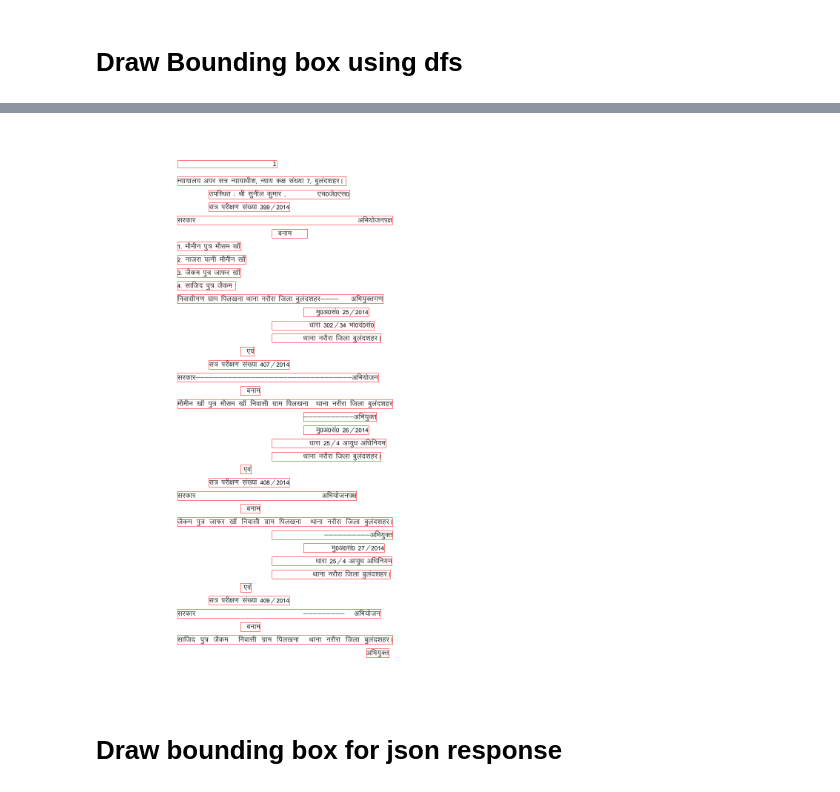
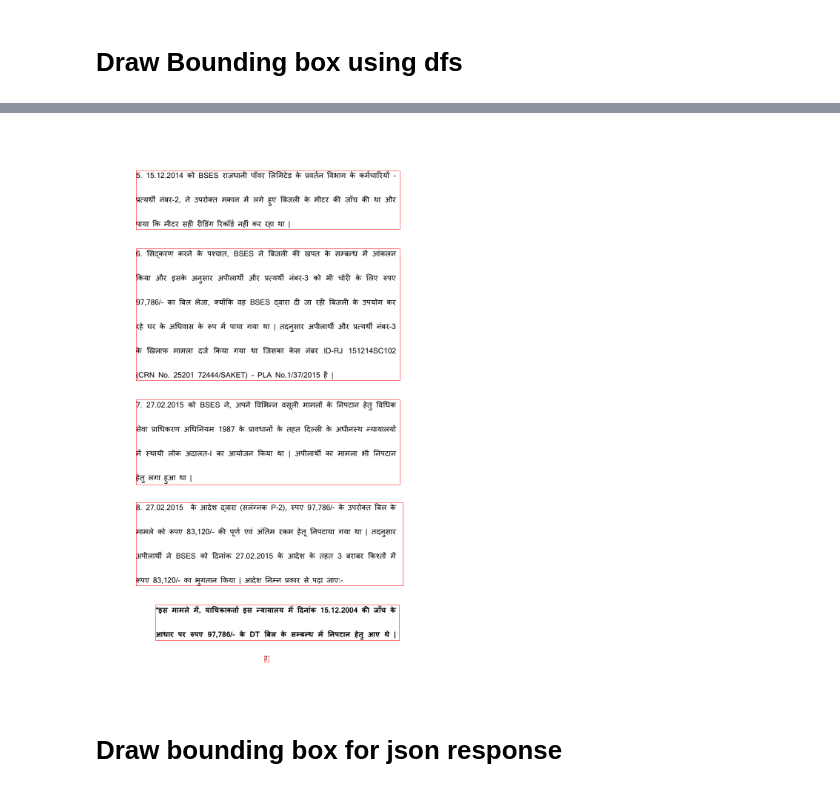
Before and after one commit to project-anuvaad/anuvaad, a Jupyter notebook: anuvaad-etl/anuvaad-extractor/block-merger/src/notebooks/ds_driver_v3.ipynb, the cells around one changed output, grey strips where cells are left out. Saved outputs shown, nothing was run; the diff lists cells and outputs as text; code cells hidden in the pictures.

Commit message:
task time updated

```diff
--- a/anuvaad-etl/anuvaad-extractor/block-merger/src/notebooks/ds_driver_v3.ipynb
+++ b/anuvaad-etl/anuvaad-extractor/block-merger/src/notebooks/ds_driver_v3.ipynb
@@ -190,8 +252,7 @@ output_dir = os.path.join(base_dir, 'sample-data', 'output')
 
 
 
-filename = 'ACFrOgCWtmLSBldocv5rbBUWhZR0RvLR3tYuzp8oGG3WfhG8tsf_xL-Z095aZi1dWcJyhYCxZ6v9pWx7pehote8eiIFR2chMaek2eM83y6FRU5nqrviXzdlnetjJP6lOk7BQVd_ch9_AVja78oJ1.pdf'
-
+filename = '37863_2018_5_1502_16064_Judgement_19-Aug-2019_HIN.pdf'
 #filename   = 'SC_2011_CA1025_ta.pdf'
 #filename = 'SC_2009_CA2062_ta.pdf'
 #filename = 'SC_2017_CA2502_ta.pdf'
@@ -201,7 +262,7 @@ filename = 'ACFrOgCWtmLSBldocv5rbBUWhZR0RvLR3tYuzp8oGG3WfhG8tsf_xL-Z095aZi1dWcJy
 #error filename = 'ma_hc_2007_CMA1134_ta.pdf'
 # error filename = 'SC_2019_CA117_ta.pdf'
 lang ='hi'
-index = 0
+index = 1
 
 #correct output = ['SC_2011_CA1025_ta.pdf','SC_2009_CA2062_ta.pdf','SC_2017_CA2502_ta.pdf','ma_hc_2001_SA725_ta.pdf']
 #wrong output = ['ma_hc_2017_WA1248_alt_ta.pdf','ma_hc_2000_SA2034_ta.pdf','ma_hc_2007_CMA1134_ta.pdf','SC_2019_CA117_ta.pdf']
@@ -244,10 +305,10 @@ def doc_structure_analysis(xml_dfs,img_dfs,working_dir ,lang, page_width, page_h
     header_region, footer_region = prepocess_pdf_regions(xml_dfs, page_height)
     text_merger = ChildTextUnify()
 
-    in_dfs, table_dfs, line_dfs,bg_dfs = get_text_table_line_df(xml_dfs, img_dfs, pdf_bg_img_filepaths)
-    in_dfs[0]['font_family']="times"
-    in_dfs[0]['font_family_updated']="times"
-    h_dfs = get_xml.get_hdfs(in_dfs, header_region, footer_region)
+    in_dfs, table_dfs, line_dfs,bg_dfs = get_text_table_line_df(xml_dfs, img_dfs, pdf_bg_img_filepaths,check=True)
+    #in_dfs[0]['font_family']="times"
+    #in_dfs[0]['font_family_updated']="times"
+    h_dfs                              = get_xml.get_hdfs(in_dfs,header_region,footer_region)
 
     if lang != 'en':
         h_dfs = tesseract_ocr(pdf_image_paths, page_width, page_height, h_dfs, lang)
@@ -282,5 +348,5 @@ in_dfs,h_dfs, v_dfs, p_dfs = doc_structure_analysis([xml_dfs[index]],[img_dfs[in
 # %%
-page_index_path      = 0
+page_index_path      = 1
 page_index = 0
 img_filepath    = pdf_image_paths[page_index_path]
 
@@ -290,9 +356,9 @@ v_df    = v_dfs[page_index]
 p_df    = p_dfs[page_index]
 #ocr_df  = ocr_dfs[page_index]
 # %%
-draw_box(img_filepath, page_width, page_height,h_df, color='red')
+draw_box(img_filepath, page_width, page_height,p_df, color='red')
 # %% [output]
-[figure, old version]
+[figure, new version]
 # %% [markdown]
 # Draw bounding box for json response
 # %%
```
Also changed, not shown: parts of 13 cells of this notebook, 9 other files.
